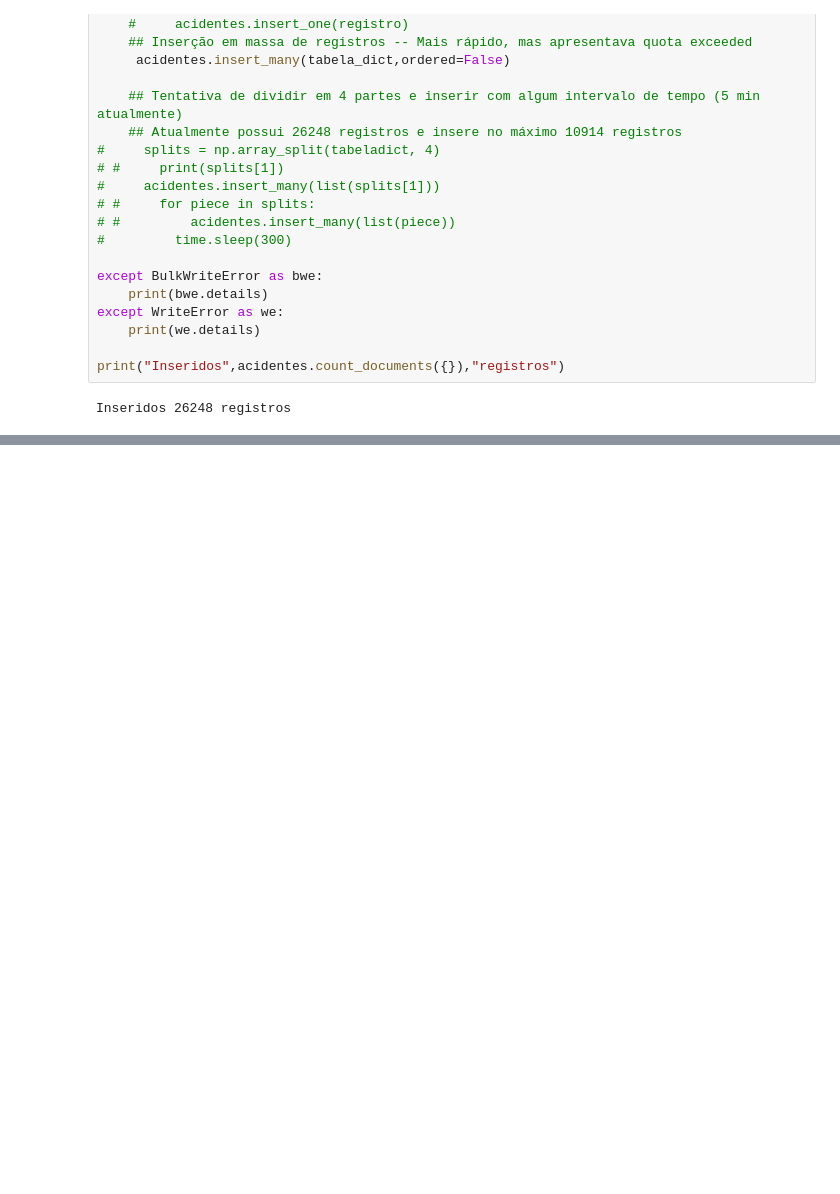
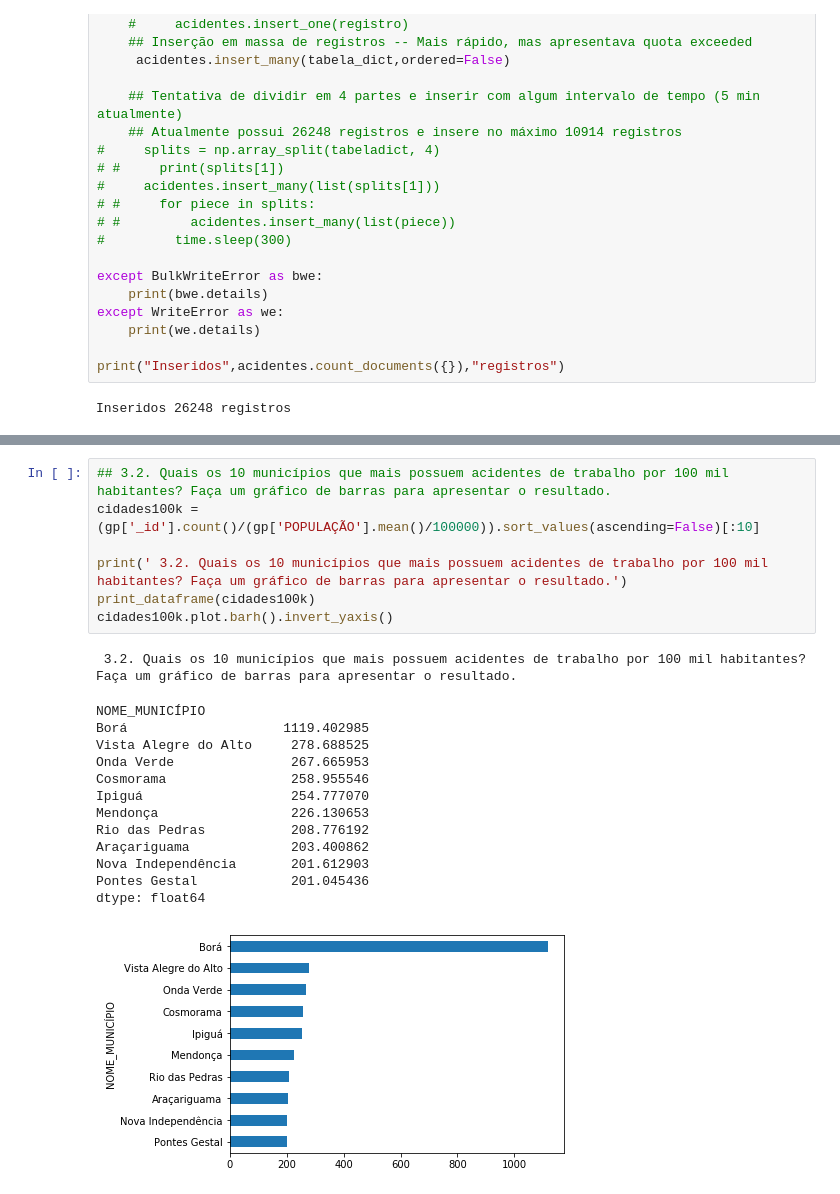
Before and after one commit to joaopmedeiros/trabalho2, a Jupyter notebook: Enunciado_T2_final.ipynb, the cells around one changed output, grey strips where cells are left out. Saved outputs shown, nothing was run; the diff lists cells and outputs as text; blank space fills up the shorter version.

```diff
--- a/Enunciado_T2_final.ipynb
+++ b/Enunciado_T2_final.ipynb
@@ -282,0 +338,22 @@ pprint.pprint(list(acidentes.aggregate(pipeline)))
+# %%
+## 3.2. Quais os 10 municípios que mais possuem acidentes de trabalho por 100 mil habitantes? Faça um gráfico de barras para apresentar o resultado.
+cidades100k = (gp['_id'].count()/(gp['POPULAÇÃO'].mean()/100000)).sort_values(ascending=False)[:10]
+
+print(' 3.2. Quais os 10 municípios que mais possuem acidentes de trabalho por 100 mil habitantes? Faça um gráfico de barras para apresentar o resultado.')
+print_dataframe(cidades100k)
+cidades100k.plot.barh().invert_yaxis()
+# %% [output]
+ 3.2. Quais os 10 municípios que mais possuem acidentes de trabalho por 100 mil habitantes? Faça um gráfico de barras para apresentar o resultado.
+NOME_MUNICÍPIO
+Borá                    1119.402985
+Vista Alegre do Alto     278.688525
+Onda Verde               267.665953
+Cosmorama                258.955546
+Ipiguá                   254.777070
+Mendonça                 226.130653
+Rio das Pedras           208.776192
+Araçariguama             203.400862
+Nova Independência       201.612903
+Pontes Gestal            201.045436
+dtype: float64
+[figure, added]
```
Also changed, not shown: parts of 12 cells of this notebook.
